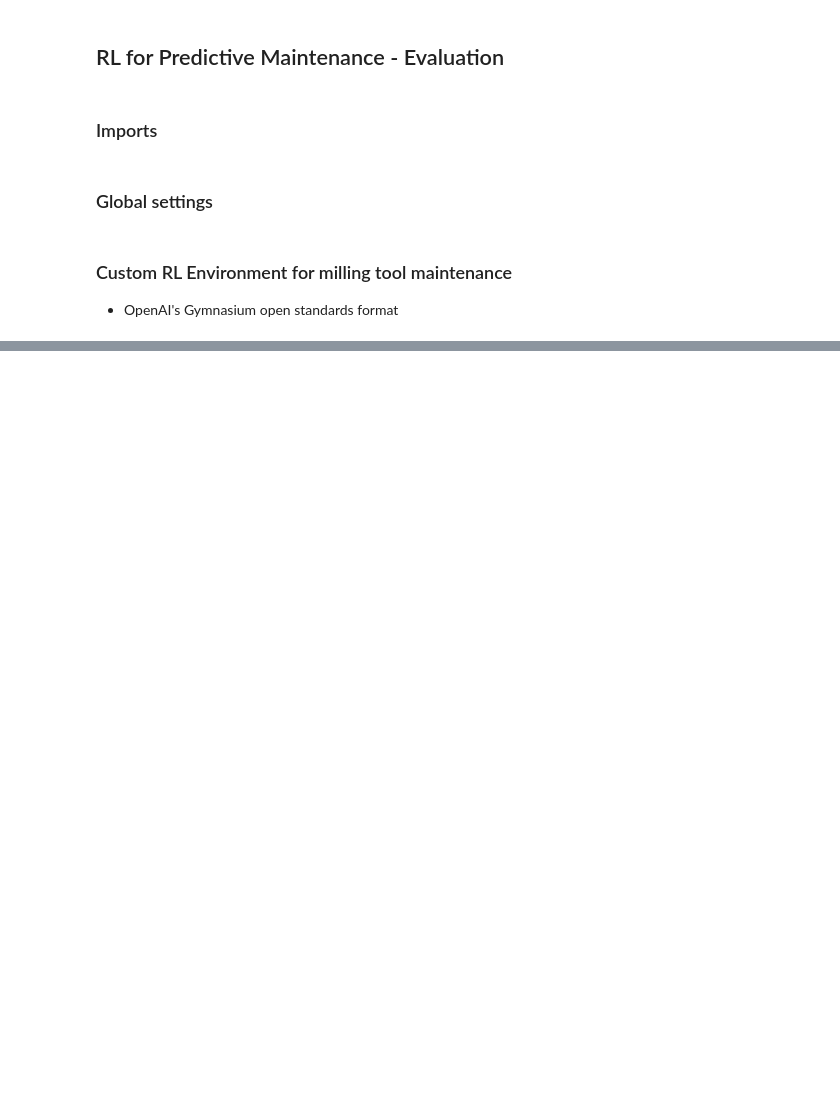
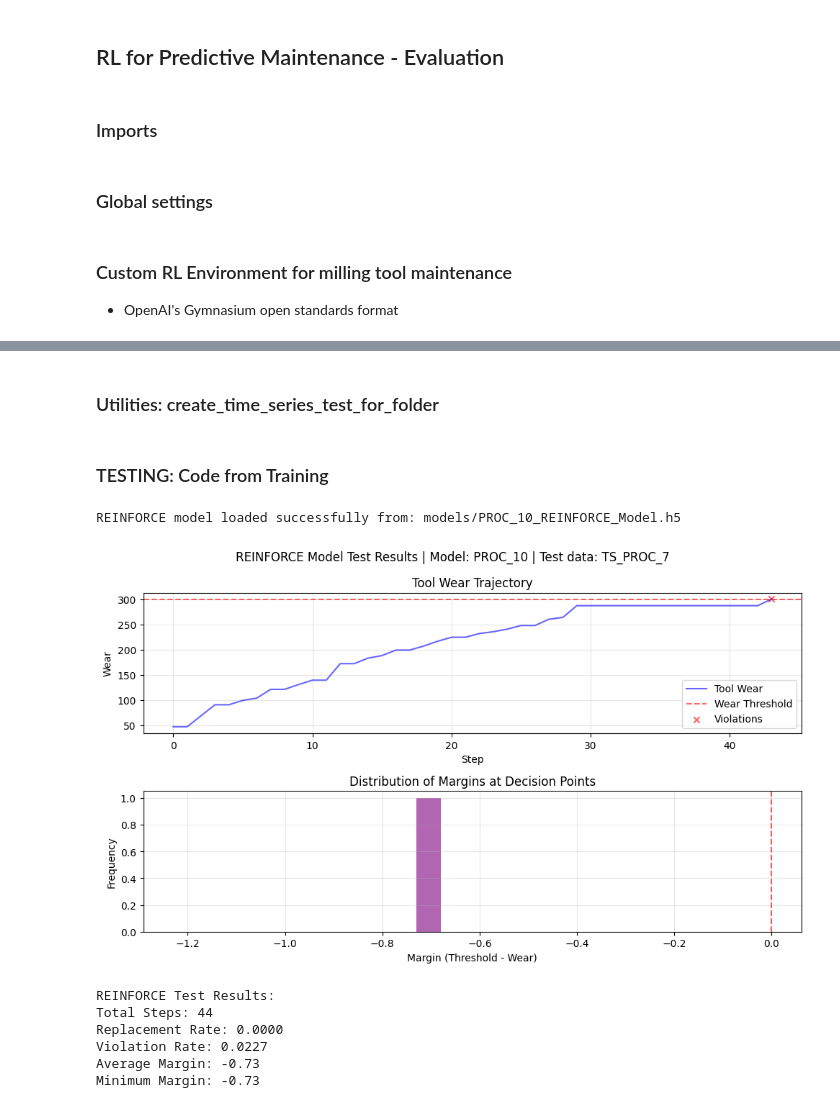
Before and after one commit to RajeshSiraskar-PhD/RL_for_PdM_SIT_Data, a Jupyter notebook: RL_PdM_Attention_Evaluation.ipynb, the cells around one changed output, grey strips where cells are left out. Saved outputs shown, nothing was run; the diff lists cells and outputs as text; code cells hidden in the pictures; blank space fills up the shorter version.

```diff
--- a/RL_PdM_Attention_Evaluation.ipynb
+++ b/RL_PdM_Attention_Evaluation.ipynb
@@ -21,31 +21,22 @@ from typing import Tuple, Dict, Any, List
 # %% [markdown]
 ### Global settings
 # %%
-# --- Global Parameters ---
 # Data and Environment settings
-SENSOR_DATA = 'PROC_10'
-DATA_FILE = f'data\{SENSOR_DATA}.csv'
-TEST_FILE = f'data\TEST_64.csv'
+MODEL_NAME = 'PROC_10'
+TEST_DATA = 'TS_PROC_7'
+
+TEST_FILE = f'data\\test_data\\{TEST_DATA}.csv'
+
+# Environment parameters
 WEAR_THRESHOLD = 300.0  # Threshold for tool wear before it's considered failed
+R1_CONTINUE = 2.0       # Reward for continuing with a healthy tool
+R2_REPLACE = -5.0       # Reward for a timely replacement
+R3_VIOLATION = -30.0    # Penalty for violating the wear threshold
 
-# Reward structure
-R1_CONTINUE = 2.0      # Reward for continuing with a healthy tool
-R2_REPLACE = -5.0      # Reward for a timely replacement
-R3_VIOLATION = -30.0   # Penalty for violating the wear threshold
-
-# Training settings
-EPISODES = 500          # Total number of episodes to train each agent
-LEARNING_RATE = 5e-3    # Learning rate for optimizers
-GAMMA = 0.99            # Discount factor for future rewards
-
-# Plotting settings
-SMOOTH_WINDOW = 50      # Window size for moving average smoothing on plots
-
-# Model saving
-SAVE_MODEL = True
-REINFORCE_MODEL = f'models/{SENSOR_DATA}_REINFORCE_Model.h5'
-REINFORCE_AM_MODEL = f'models/{SENSOR_DATA}_REINFORCE_AM_Model.h5'
-PPO_MODEL = f'models/{SENSOR_DATA}_PPO_Model.zip'  # PPO uses .zip extension by default
+# Saved model
+REINFORCE_MODEL = f'models/{MODEL_NAME}_REINFORCE_Model.h5'
+REINFORCE_AM_MODEL = f'models/{MODEL_NAME}_REINFORCE_AM_Model.h5'
+PPO_MODEL = f'models/{MODEL_NAME}_PPO_Model.zip'  # PPO uses .zip extension by default
 # %%
 # --- Task 2: REINFORCE Algorithm Implementation ---
 # A custom implementation of the REINFORCE algorithm with a structure
@@ -834,0 +657,2 @@ REINFORCE test results — precision: 0.0000, recall: 0.0000, f1: 0.0000, acc: 0
+# %% [markdown]
+### Utilities: create_time_series_test_for_folder
@@ -834,0 +740,2 @@ REINFORCE test results — precision: 0.0000, recall: 0.0000, f1: 0.0000, acc: 0
+# %% [markdown]
+### TESTING: Code from Training
@@ -834,0 +1010,19 @@ REINFORCE test results — precision: 0.0000, recall: 0.0000, f1: 0.0000, acc: 0
+# %%
+x = test_saved_model(
+    model_file = REINFORCE_MODEL,
+    test_data_file = TEST_FILE,
+    wear_threshold = WEAR_THRESHOLD,
+    r1 = R1_CONTINUE,
+    r2 = R2_REPLACE,
+    r3 =  R3_VIOLATION,
+    model_type = "REINFORCE"
+)
+# %% [output]
+REINFORCE model loaded successfully from: models/PROC_10_REINFORCE_Model.h5
+[figure, added]
+REINFORCE Test Results:
+Total Steps: 44
+Replacement Rate: 0.0000
+Violation Rate: 0.0227
+Average Margin: -0.73
+Minimum Margin: -0.73
```
Also changed, not shown: parts of 11 cells of this notebook.
